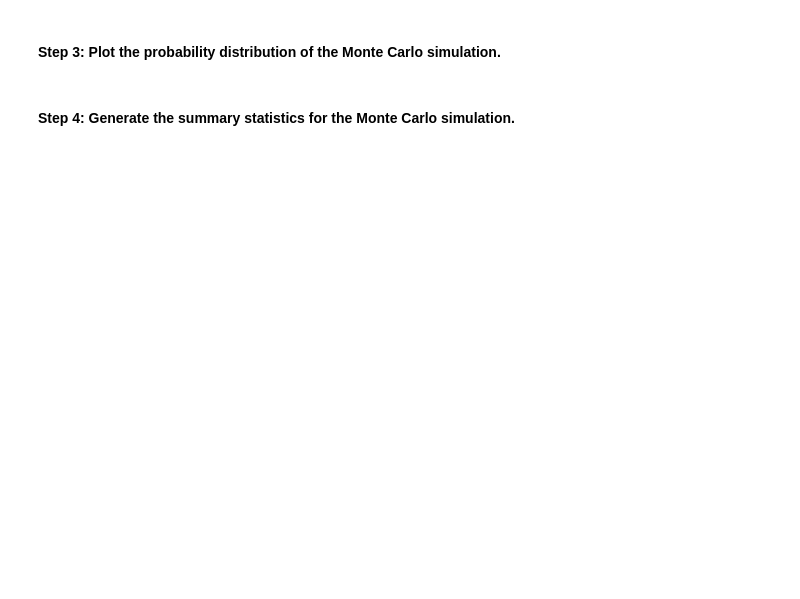
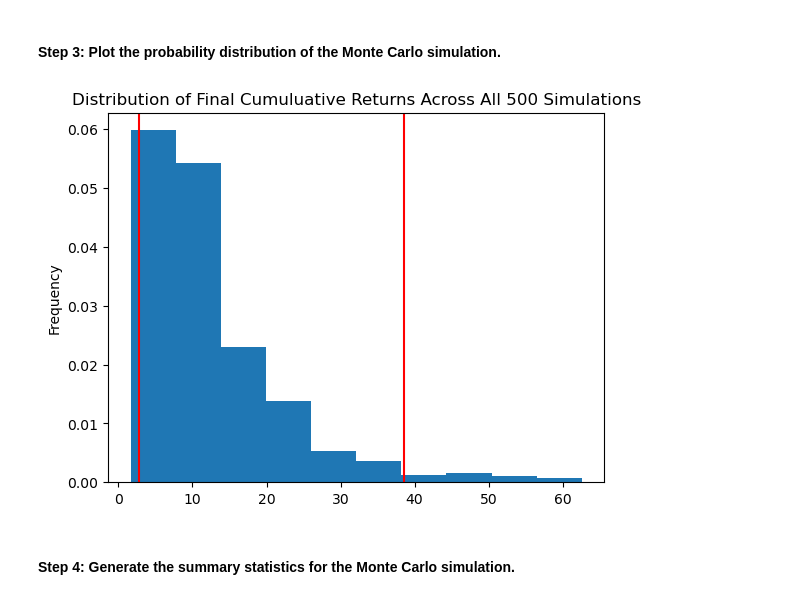
Before and after one commit to 12jasteiner/Module_5_Fin_Planner, a Jupyter notebook: financial_planning_tools.ipynb, the cells around one changed output. Saved outputs shown, nothing was run; the diff lists cells and outputs as text; code cells hidden in the pictures; blank space fills up the shorter version.

```diff
--- a/financial_planning_tools.ipynb
+++ b/financial_planning_tools.ipynb
@@ -453,7 +529,9 @@ In this section, you’ll use the MCForecastTools library to create a Monte Carl
 # %%
 # Visualize the probability distribution of the 30-year Monte Carlo simulation
 # by plotting a histogram
-# YOUR CODE HERE
+MC_sim_distribution_plot=MC_30yr.plot_distribution()
+# %% [output]
+[figure, added]
 # %% [markdown]
 #### Step 4: Generate the summary statistics for the Monte Carlo simulation.
 # %%
```
Also changed, not shown: parts of 18 cells of this notebook.
